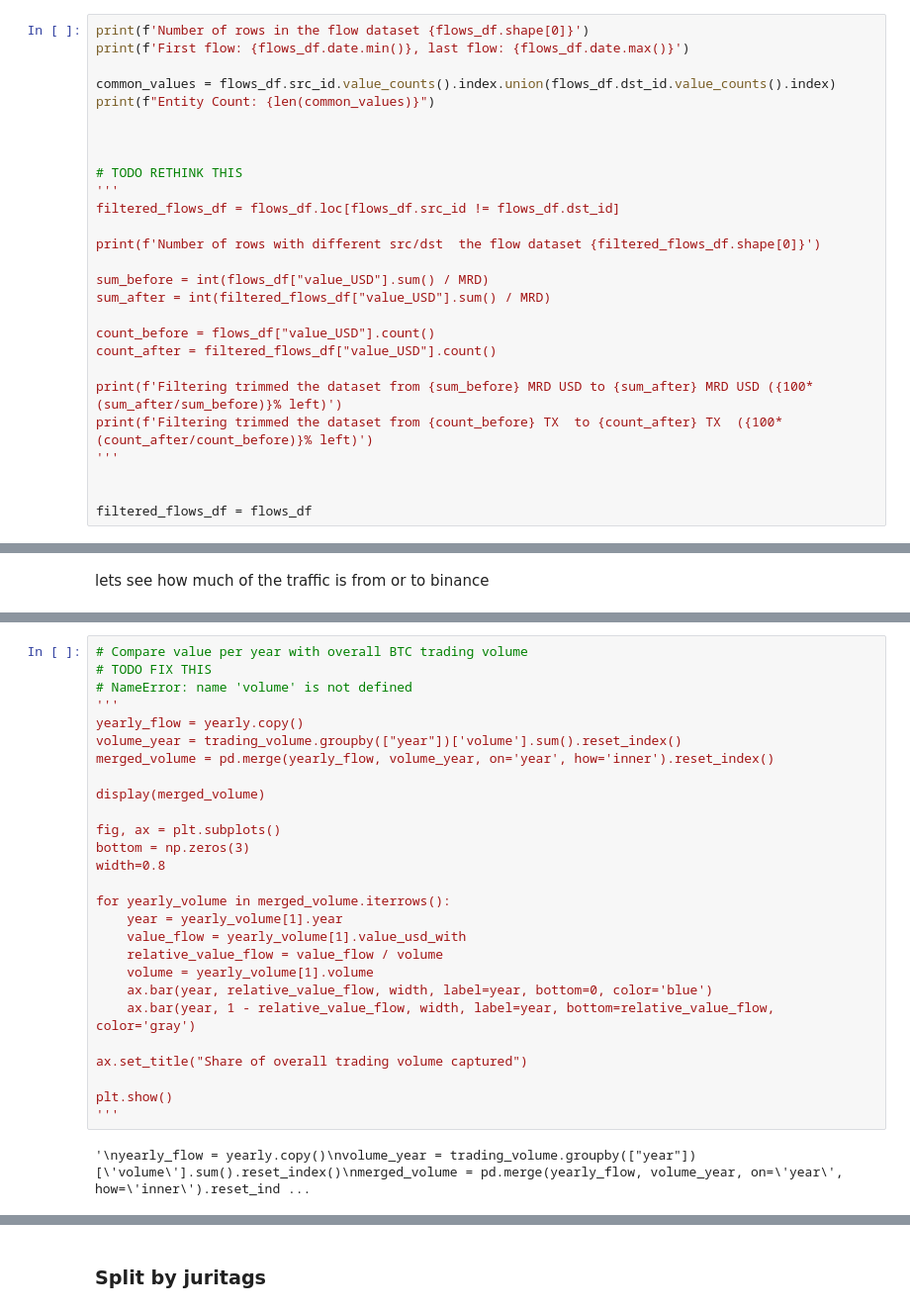
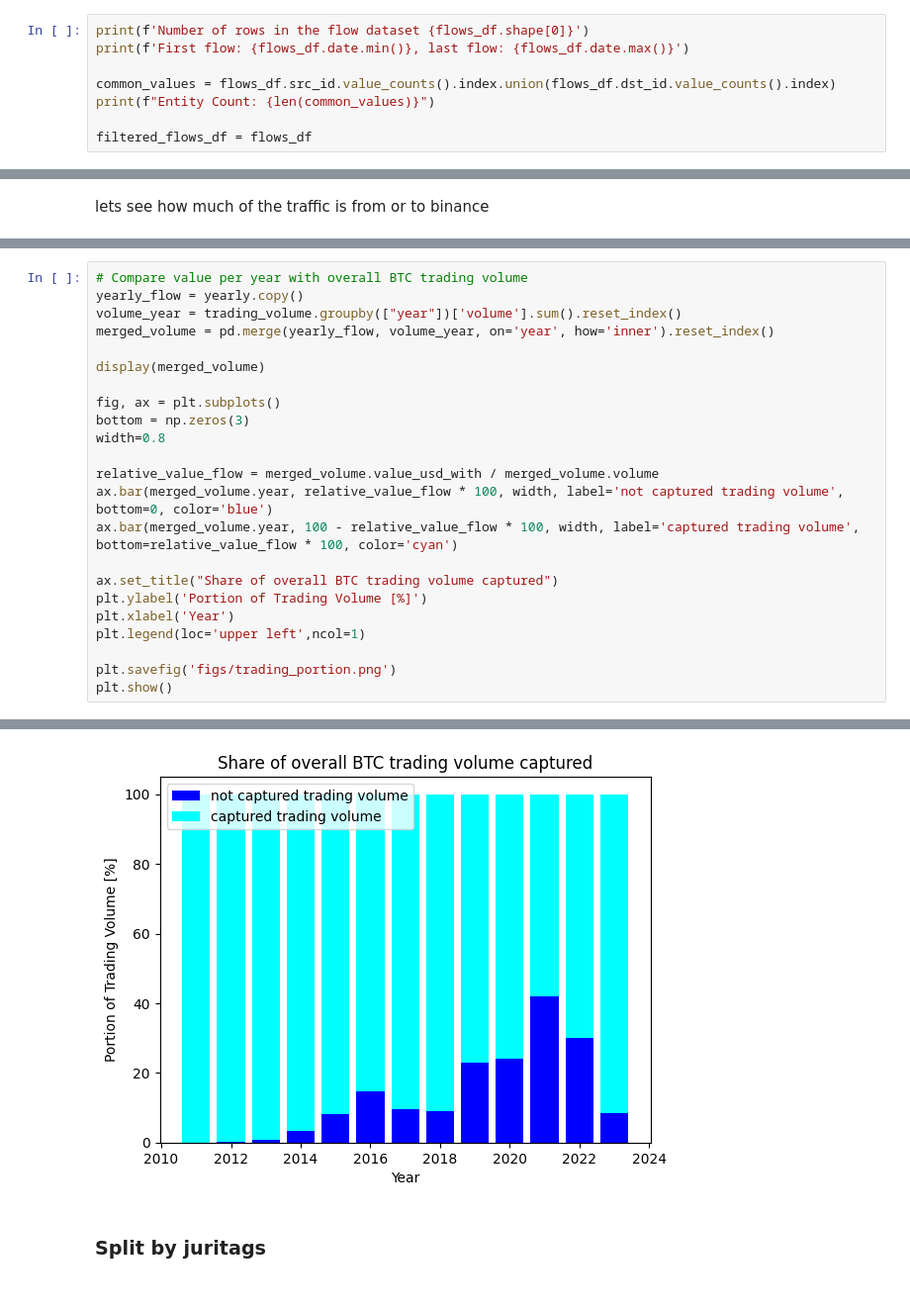
Before and after one commit to FlowDrucka64/MoneyFlow, a Jupyter notebook: data_exploration.ipynb, the cells around one changed output, grey strips where cells are left out. Shown at 99% size. Drawn from its saved outputs; the diff is of its cells as text.

Commit message:
Fix BTC captured portion

```diff
--- a/data_exploration.ipynb
+++ b/data_exploration.ipynb
@@ -226,25 +224,6 @@ print(f'First flow: {flows_df.date.min()}, last flow: {flows_df.date.max()}')
 common_values = flows_df.src_id.value_counts().index.union(flows_df.dst_id.value_counts().index)
 print(f"Entity Count: {len(common_values)}")
 
-
-
-# TODO RETHINK THIS
-'''
-filtered_flows_df = flows_df.loc[flows_df.src_id != flows_df.dst_id]
-
-print(f'Number of rows with different src/dst  the flow dataset {filtered_flows_df.shape[0]}')
-
-sum_before = int(flows_df["value_USD"].sum() / MRD)
-sum_after = int(filtered_flows_df["value_USD"].sum() / MRD)
-
-count_before = flows_df["value_USD"].count()
-count_after = filtered_flows_df["value_USD"].count()
-
-print(f'Filtering trimmed the dataset from {sum_before} MRD USD to {sum_after} MRD USD ({100*(sum_after/sum_before)}% left)')
-print(f'Filtering trimmed the dataset from {count_before} TX  to {count_after} TX  ({100*(count_after/count_before)}% left)')
-'''
-
-
 filtered_flows_df = flows_df
 # %% [output]
 Number of rows in the flow dataset 1939587
@@ -400,9 +373,6 @@ plt.show()
 [figure]
 # %%
 # Compare value per year with overall BTC trading volume
-# TODO FIX THIS
-# NameError: name 'volume' is not defined
-'''
 yearly_flow = yearly.copy()
 volume_year = trading_volume.groupby(["year"])['volume'].sum().reset_index()
 merged_volume = pd.merge(yearly_flow, volume_year, on='year', how='inner').reset_index()
@@ -413,17 +383,15 @@ fig, ax = plt.subplots()
 bottom = np.zeros(3)
 width=0.8
 
-for yearly_volume in merged_volume.iterrows():
-    year = yearly_volume[1].year
-    value_flow = yearly_volume[1].value_usd_with
-    relative_value_flow = value_flow / volume
-    volume = yearly_volume[1].volume
-    ax.bar(year, relative_value_flow, width, label=year, bottom=0, color='blue')
-    ax.bar(year, 1 - relative_value_flow, width, label=year, bottom=relative_value_flow, color='gray')
+relative_value_flow = merged_volume.value_usd_with / merged_volume.volume
+ax.bar(merged_volume.year, relative_value_flow * 100, width, label='not captured trading volume', bottom=0, color='blue')
+ax.bar(merged_volume.year, 100 - relative_value_flow * 100, width, label='captured trading volume', bottom=relative_value_flow * 100, color='cyan')
 
-ax.set_title("Share of overall trading volume captured")
+ax.set_title("Share of overall BTC trading volume captured")
+plt.ylabel('Portion of Trading Volume [%]')
+plt.xlabel('Year')
+plt.legend(loc='upper left',ncol=1)
 
+plt.savefig('figs/trading_portion.png')
 plt.show()
-'''
 # %% [output]
-'\nyearly_flow = yearly.copy()\nvolume_year = trading_volume.groupby(["year"])[\'volume\'].sum().reset_index()\nmerged_volume = pd.merge(yearly_flow, volume_year, on=\'year\', how=\'inner\').reset_ind ...
@@ -430,3 +412,4 @@ plt.show()
+[figure, added]
 # %% [markdown]
 ### Split by juritags
 # %%
```
Also changed, not shown: parts of 4 cells of this notebook.
